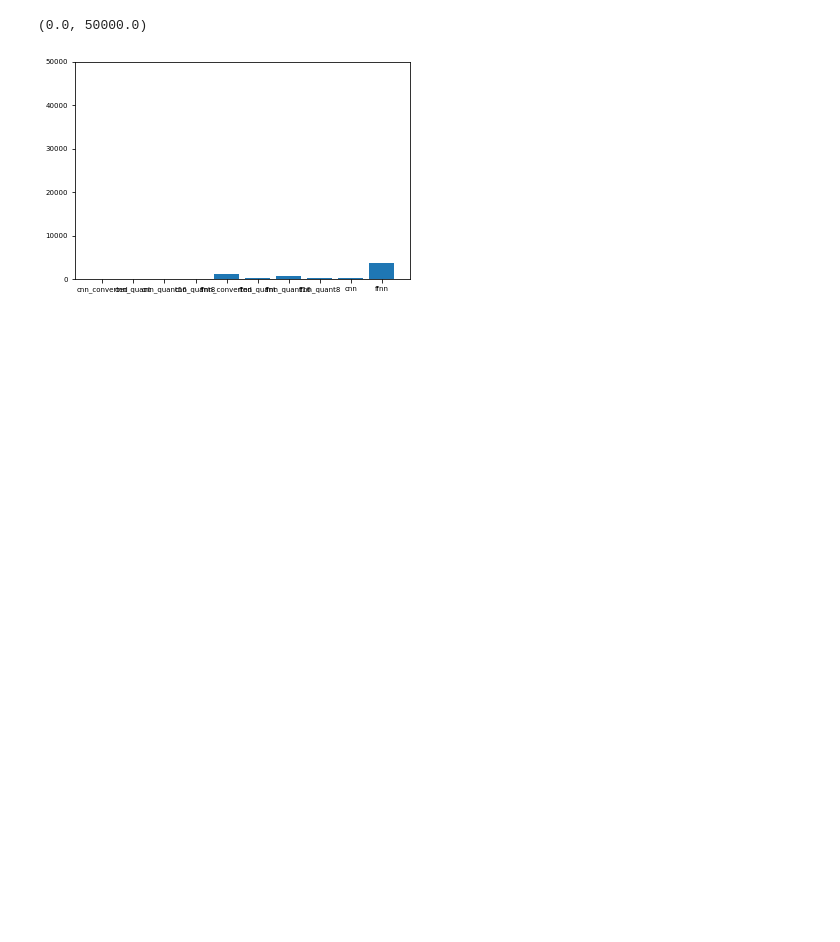
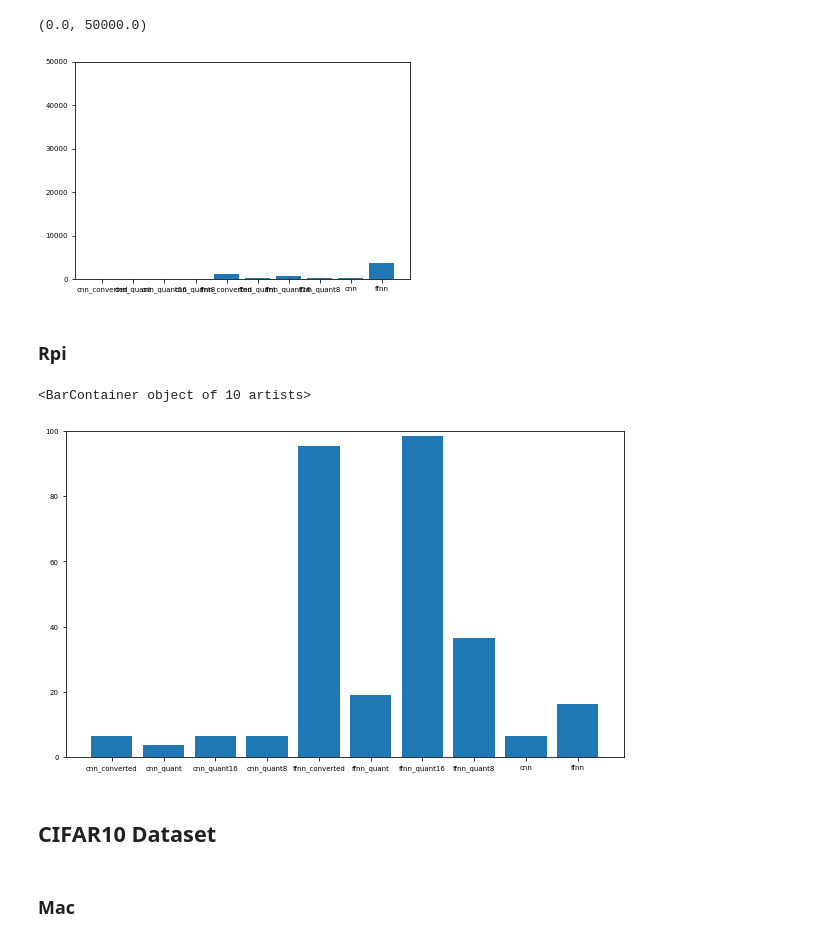
Before and after one commit to toelt-llc/TOELT-tfrabbit, a Jupyter notebook: code/tflite/plots_inferences.ipynb, the cells around one changed output. Cells and saved outputs as stored; diff of their text form; code cells hidden in the pictures; blank space fills up the shorter version.

```diff
--- a/code/tflite/plots_inferences.ipynb
+++ b/code/tflite/plots_inferences.ipynb
@@ -198,3 +216,29 @@ plt.ylim([0,50000])
 # %% [output]
 (0.0, 50000.0)
 [figure]
+# %% [markdown]
+### Rpi
+# %%
+cifar100_data_rpi = pd.read_csv('RPI_inferences_loop_5rpicif.csv')
+names = ['cnn_converted', 'cnn_quant', 'cnn_quant16', 'cnn_quant8', 'ffnn_converted', 'ffnn_quant', 'ffnn_quant16', 'ffnn_quant8']
+ind = [0,1,2,3,4,5,6,7]
+old_names = cifar100_data_rpi.columns[ind]
+cifar100_data_rpi.rename(columns=dict(zip(old_names, names)),inplace=True)
+y = [i for i in range(0,10,1)]
+cifar100_data_rpi.loc['mean'] = cifar100_data_rpi.mean()
+
+columns = list(cifar100_data_rpi.columns)
+means = list(cifar100_data_rpi.iloc[5])
+mpl.rcParams['font.size'] = 7 # font
+mpl.rcParams['lines.linewidth'] = 1 # line width
+plt.figure(figsize=(10,6))
+#colors = plt.cm.Greens(np.linspace(0, 0.5, len(means)))
+plt.ylim([0,100]) # !!!
+plt.bar(columns, means)
+# %% [output]
+<BarContainer object of 10 artists>
+[figure, added]
+# %% [markdown]
+## CIFAR10 Dataset
+# %% [markdown]
+### Mac
```
Also changed, not shown: parts of 5 cells of this notebook, 4 other files.
